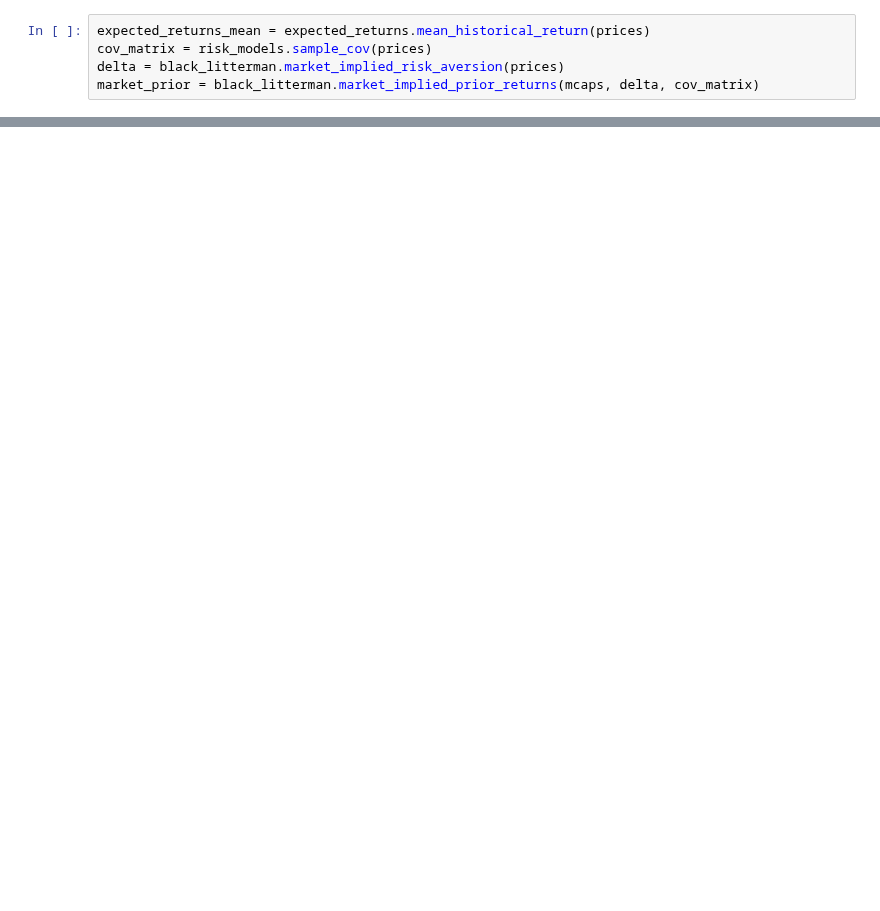
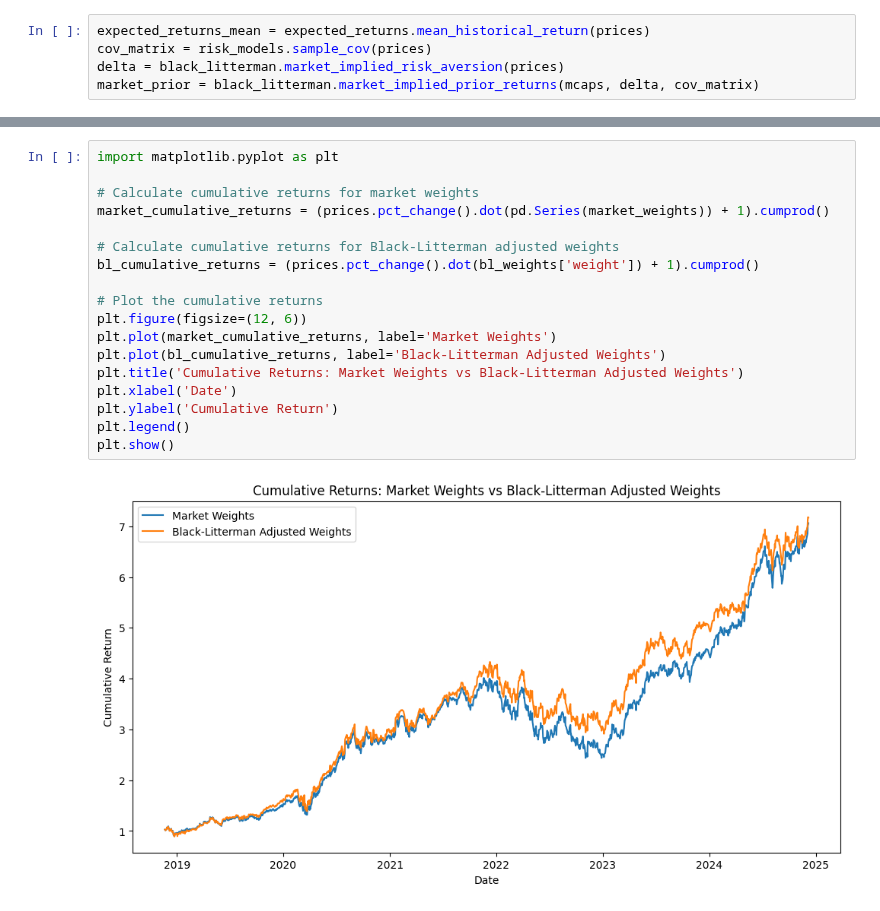
Before and after one commit to baslia/quant_analysis, a Jupyter notebook: optimization/black litterman.ipynb, the cells around one changed output, grey strips where cells are left out. Saved outputs shown, nothing was run; the diff lists cells and outputs as text; blank space fills up the shorter version.

```diff
--- a/optimization/black litterman.ipynb
+++ b/optimization/black litterman.ipynb
@@ -66,0 +113,20 @@ performance = ef.portfolio_performance(verbose=True)
+# %%
+import matplotlib.pyplot as plt
+
+# Calculate cumulative returns for market weights
+market_cumulative_returns = (prices.pct_change().dot(pd.Series(market_weights)) + 1).cumprod()
+
+# Calculate cumulative returns for Black-Litterman adjusted weights
+bl_cumulative_returns = (prices.pct_change().dot(bl_weights['weight']) + 1).cumprod()
+
+# Plot the cumulative returns
+plt.figure(figsize=(12, 6))
+plt.plot(market_cumulative_returns, label='Market Weights')
+plt.plot(bl_cumulative_returns, label='Black-Litterman Adjusted Weights')
+plt.title('Cumulative Returns: Market Weights vs Black-Litterman Adjusted Weights')
+plt.xlabel('Date')
+plt.ylabel('Cumulative Return')
+plt.legend()
+plt.show()
+# %% [output]
+[figure, added]
```
Also changed, not shown: parts of 7 cells of this notebook.
